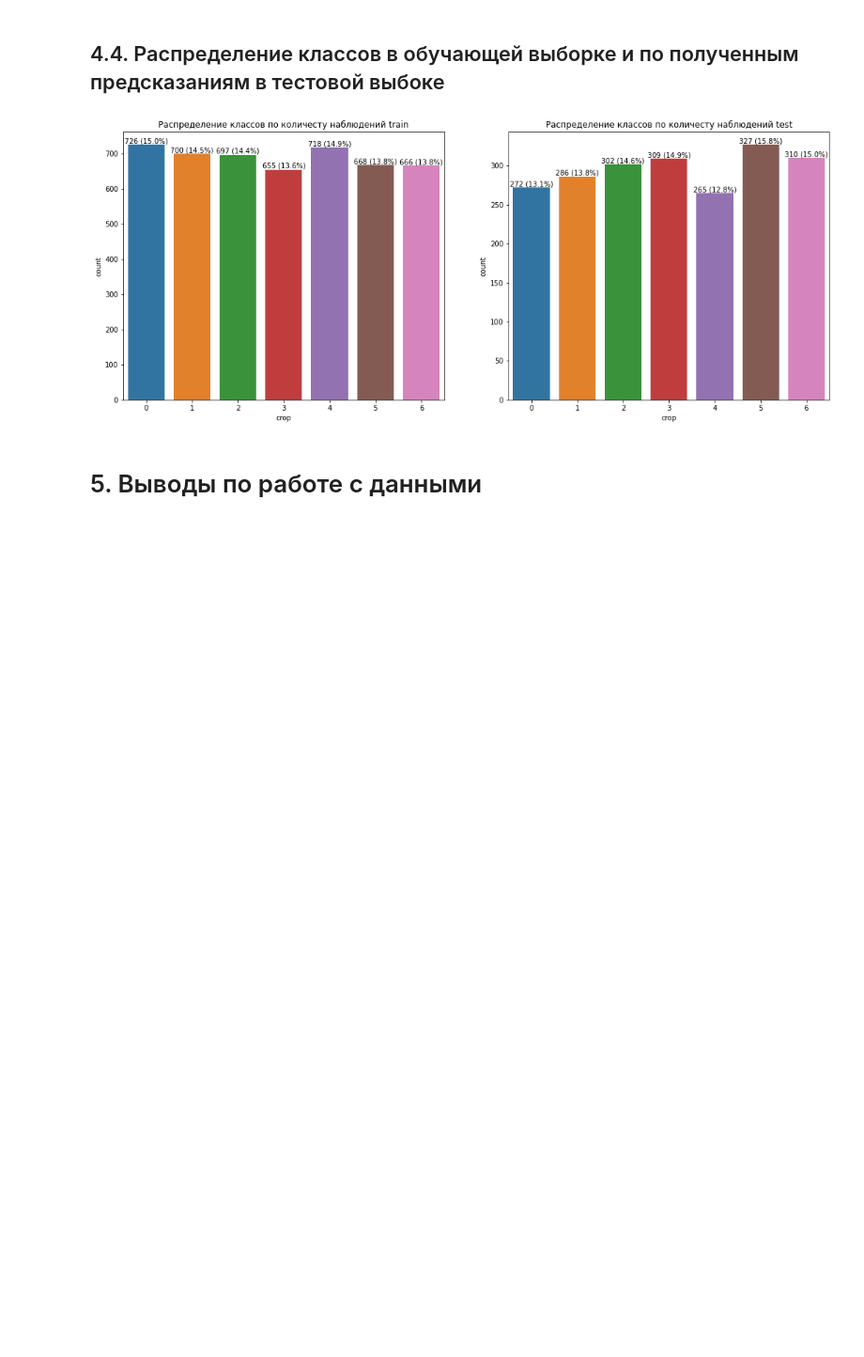
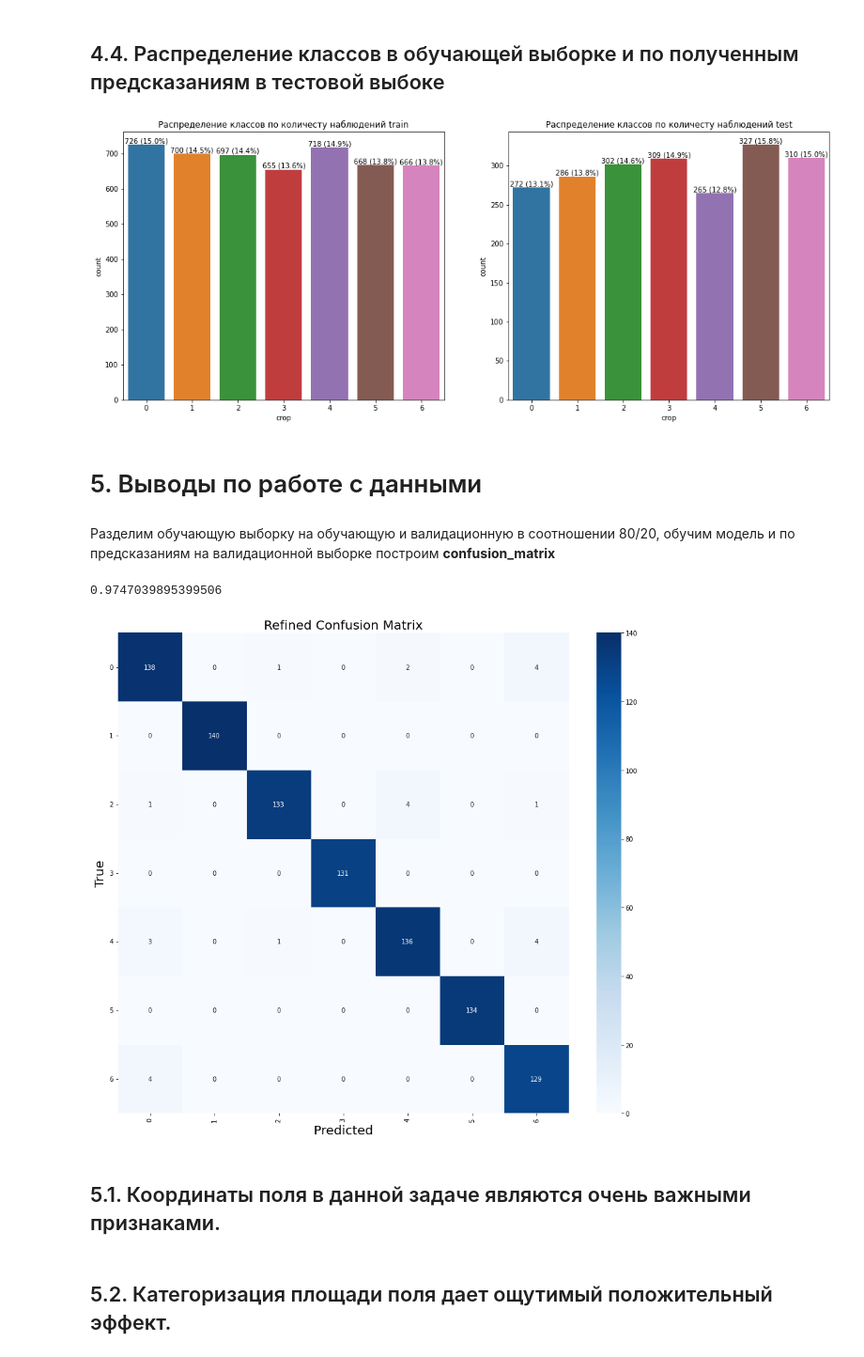
Before and after one commit to Alexwert3/INNOPOLIS, a Jupyter notebook: innopolis.ipynb, the cells around one changed output. Shown: that part at 94% size. Cells and saved outputs as stored; diff of their text form; code cells hidden in the pictures; blank space fills up the shorter version.

```diff
--- a/innopolis.ipynb
+++ b/innopolis.ipynb
@@ -514,3 +514,34 @@ plt.show()
 [figure]
 # %% [markdown]
 # 5. Выводы по работе с данными
+# %% [markdown]
+Разделим обучающую выборку на обучающую и валидационную в соотношении 80/20, обучим модель и по предсказаниям на валидационной выборке построим **confusion_matrix**
+# %%
+X_train, X_valid, y_train, y_valid = train_test_split(X, y, test_size=0.20, stratify=y, random_state=2345)
+LGBM.fit(X_train, y_train)
+y_pred_valid = LGBM.predict(X_valid)
+recall_score(y_valid, y_pred_valid, average='macro', zero_division=True)
+# %% [output]
+0.9747039895399506
+# %%
+cm = confusion_matrix(y_valid, y_pred_valid)
+class_names = sorted(y.crop.unique())
+fig = plt.figure(figsize=(16, 14))
+ax= plt.subplot()
+sns.heatmap(cm, annot=True, ax=ax, fmt='d', cmap='Blues')
+ax.set_xlabel('Predicted', fontsize=20)
+ax.xaxis.set_label_position('bottom')
+plt.xticks(rotation=90)
+ax.xaxis.set_ticklabels(class_names, fontsize=10)
+ax.xaxis.tick_bottom()
+ax.set_ylabel('True', fontsize=20)
+ax.yaxis.set_ticklabels(class_names, fontsize=10)
+plt.yticks(rotation=0)
+plt.title('Refined Confusion Matrix', fontsize=20)
+plt.show()
+# %% [output]
+[figure, added]
+# %% [markdown]
+## 5.1. Координаты поля в данной задаче являются очень важными признаками.
+# %% [markdown]
+## 5.2. Категоризация площади поля  дает ощутимый положительный эффект.
```
Also changed, not shown: parts of 3 cells of this notebook.
